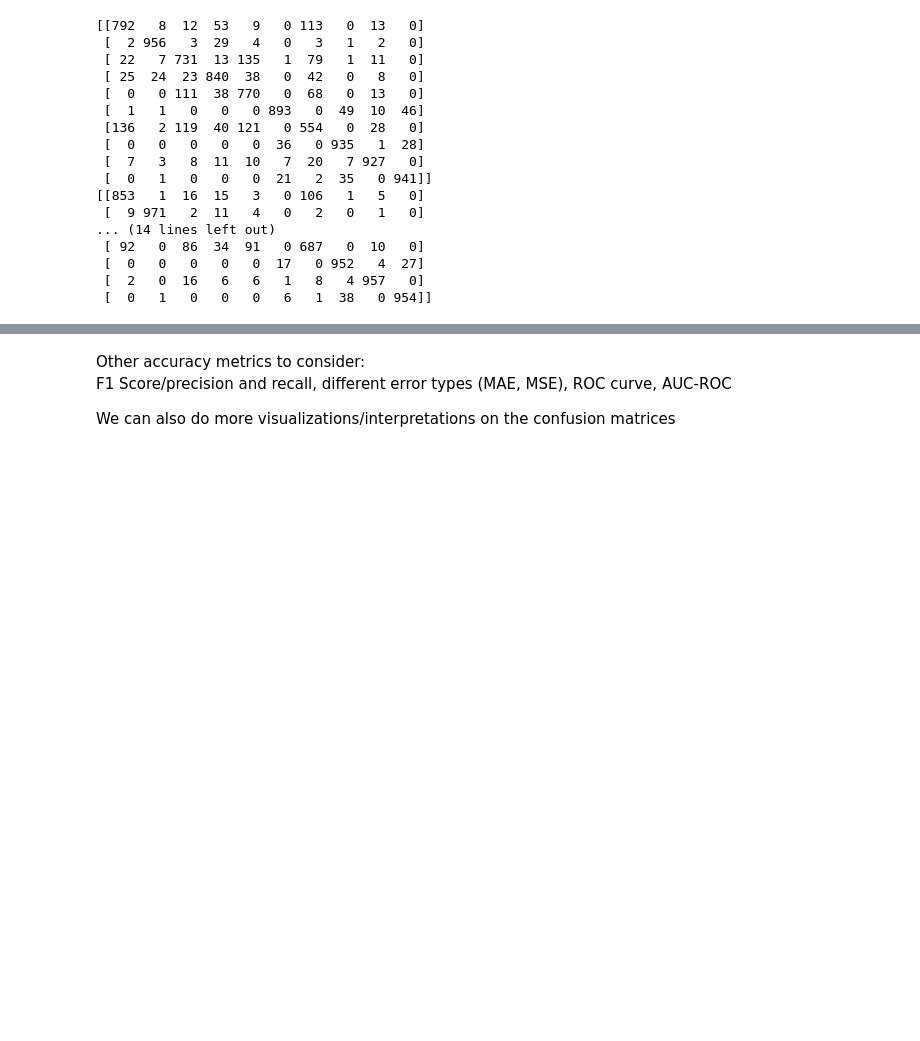
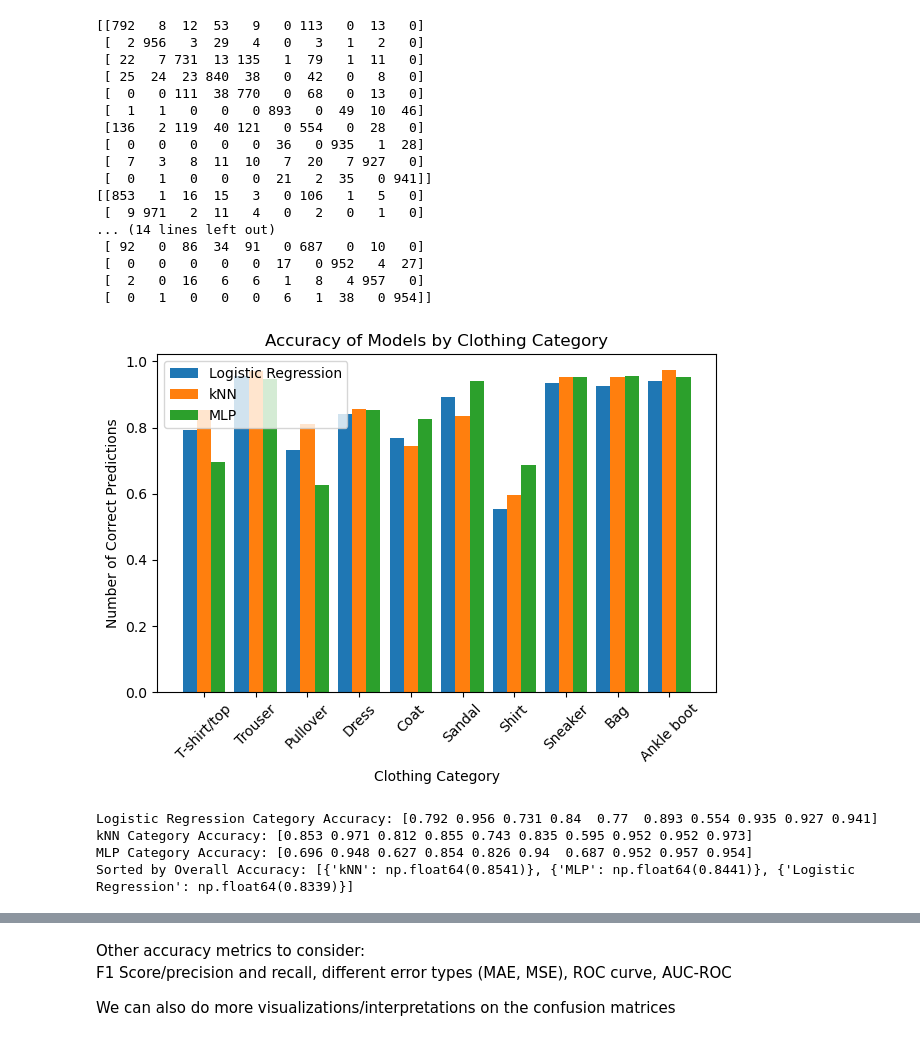
Before and after one commit to ShuWald/fahsion, a Jupyter notebook: main.ipynb, the cells around one changed output, grey strips where cells are left out. Saved outputs shown, nothing was run; the diff lists cells and outputs as text; code cells hidden in the pictures; blank space fills up the shorter version.

```diff
--- a/main.ipynb
+++ b/main.ipynb
@@ -132,3 +134,31 @@ print(fe.cm)
  [  0   0   0   0   0  17   0 952   4  27]
  [  2   0  16   6   6   1   8   4 957   0]
  [  0   1   0   0   0   6   1  38   0 954]]
+# %%
+models = ["Logistic Regression", "kNN", "MLP"]
+catcounts = {"Logistic Regression": np.diag(le.cm) , "kNN": np.diag(ke.cm) , "MLP": np.diag(fe.cm)}
+cataccs = {model: counts/1000 for model, counts in catcounts.items()}
+
+# Graph the numeric accuracies
+x = np.arange(len(clothing_types))
+width = 0.275
+[plt.bar(x - width + i*width, cataccs[model], width, label=model) for i, model in enumerate(models)]
+plt.xlabel('Clothing Category')
+plt.ylabel('Number of Correct Predictions')
+plt.title('Accuracy of Models by Clothing Category')
+plt.xticks(x, [clothing_types[i] for i in clothing_types.keys()], rotation=45)
+plt.legend()
+plt.tight_layout()
+plt.savefig('figures/model_category_accuracies.png')
+plt.show()
+# %% [output]
+[figure, added]
+# %%
+[print(f"{model} Category Accuracy: {cataccs[model]}") for model in models]
+totaccs = {model: np.round(np.sum(cataccs[model])/10, 4) for model in models}
+print("Sorted by Overall Accuracy:", sorted([{"Logistic Regression": totaccs["Logistic Regression"]}, {"kNN": totaccs["kNN"]}, {"MLP": totaccs["MLP"]}], key=lambda x: list(x.values())[0], reverse=True))
+# %% [output]
+Logistic Regression Category Accuracy: [0.792 0.956 0.731 0.84  0.77  0.893 0.554 0.935 0.927 0.941]
+kNN Category Accuracy: [0.853 0.971 0.812 0.855 0.743 0.835 0.595 0.952 0.952 0.973]
+MLP Category Accuracy: [0.696 0.948 0.627 0.854 0.826 0.94  0.687 0.952 0.957 0.954]
+Sorted by Overall Accuracy: [{'kNN': np.float64(0.8541)}, {'MLP': np.float64(0.8441)}, {'Logistic Regression': np.float64(0.8339)}]
```
Also changed, not shown: parts of 7 cells of this notebook, 3 other files.
